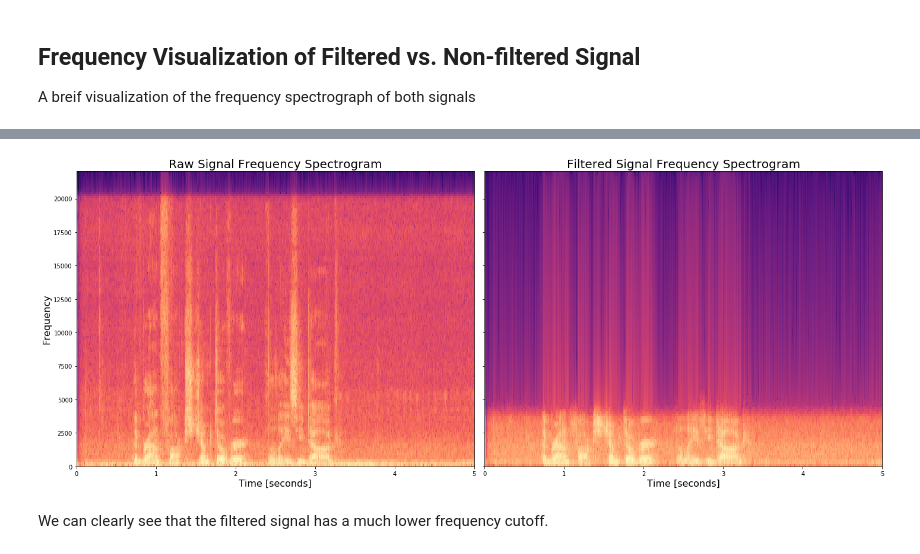
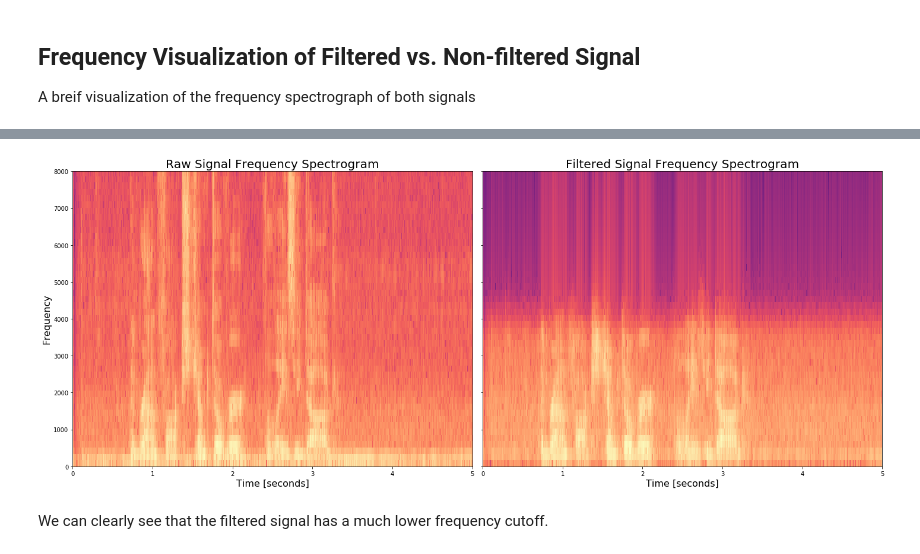
Before and after one commit to gseemann/audio_to_freq, a Jupyter notebook: Audio_File_Visualization_ and_Classification.ipynb, the cells around one changed output, grey strips where cells are left out. Saved outputs shown, nothing was run; the diff lists cells and outputs as text; code cells hidden in the pictures.

```diff
--- a/Audio_File_Visualization_ and_Classification.ipynb
+++ b/Audio_File_Visualization_ and_Classification.ipynb
@@ -379,20 +382,21 @@ plt.colorbar()
 # %%
 fig, (ax1, ax2) = plt.subplots(1, 2, sharey=True, figsize=(20,8))
 img=ax1.specgram(voice, mode='psd',Fs=freq, cmap = 'magma')
 ax1.specgram(voice, mode='psd',Fs=freq, cmap = 'magma')
 ax1.set_title('Raw Signal Frequency Spectrogram', fontsize=20)
 ax1.set_xlabel('Time [seconds]', fontsize=16)
 ax1.set_ylabel('Frequency', fontsize=16)
 ax1.set(xlim=(0, 5))
 
 ax2.specgram(filtered, mode='psd',Fs=freq, cmap = 'magma')
 ax2.set_title('Filtered Signal Frequency Spectrogram', fontsize=20)
 ax2.set(xlim=(0, 5))
+ax2.set(ylim=(0, 8000))
 ax2.set_xlabel('Time [seconds]', fontsize=16)
 plt.tight_layout()
 # fig.colorbar(plt.cm.ScalarMappable(cmap='magma'), ax=ax2)
 plt.show()
 # %% [output]
-[figure, old version]
+[figure, new version]
 # %% [markdown]
 We can clearly see that the filtered signal has a much lower frequency cutoff.
```
Also changed, not shown: parts of 9 cells of this notebook, 8 other files.
